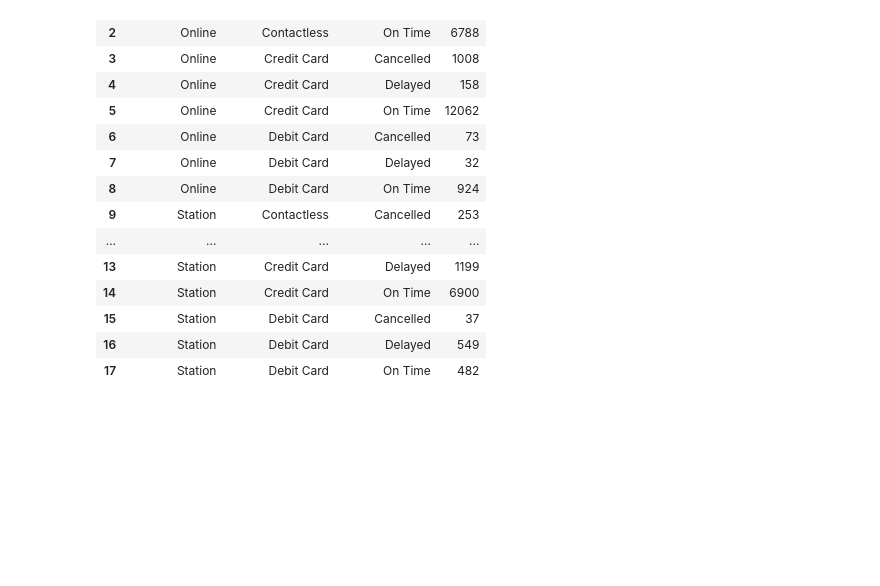
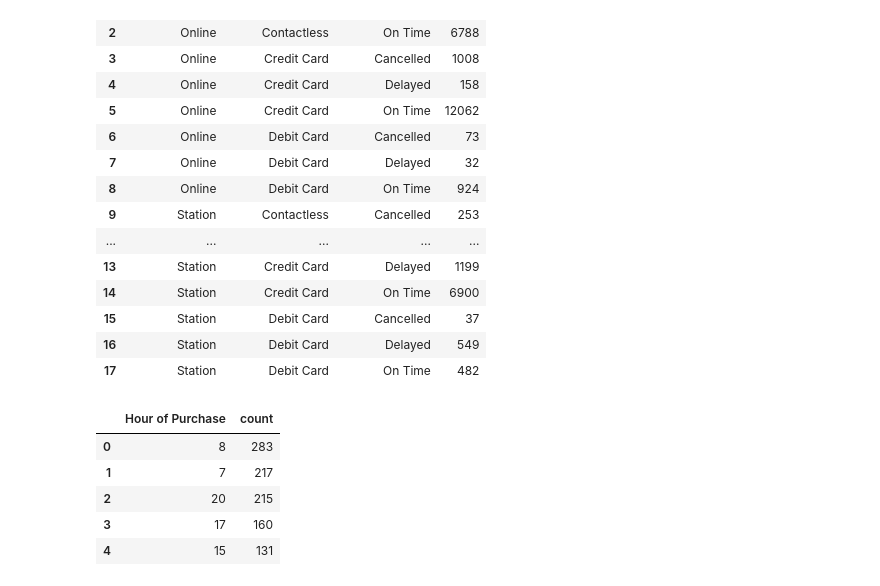
Before and after one commit to Kishores2801/Project-UK-Railways, a Jupyter notebook: Analysis & Prediction/Data Transformation & Analysis.ipynb, the cells around one changed output. Saved outputs shown, nothing was run; the diff lists cells and outputs as text; code cells hidden in the pictures; blank space fills up the shorter version.

```diff
--- a/Data Transformation & Analysis.ipynb
+++ b/Analysis & Prediction/Data Transformation & Analysis.ipynb
@@ -278,7 +281,7 @@ plt.show()
 # %% [output]
 [figure]
 # %%
-stations =  pd.read_csv("Data/uk-train-stations.csv")
+stations =  pd.read_csv("D:/My Learning/My Projects/Project UK Railways/Data/uk-train-stations.csv")
 stations.head()
 # %% [output]
 |  | 3alpha | station_name | latitude | longitude |
@@ -564,2 +567,14 @@ fig = px.sunburst(sb, path=["Hour", "Journey Status"], values="count", color="Jo
 fig.show()
+# %%
+bar5= Combined_df[Combined_df["Journey Status"]=="Cancelled"]["Hour of Purchase"].value_counts().reset_index()
+px.bar(bar5, x="count", y="Hour of Purchase", orientation='h')
+# %%
+bar5.head()
+# %% [output]
+|  | Hour of Purchase | count |
+| 0 | 8 | 283 |
+| 1 | 7 | 217 |
+| 2 | 20 | 215 |
+| 3 | 17 | 160 |
+| 4 | 15 | 131 |
 # %%
```
Also changed, not shown: parts of 10 cells of this notebook, 6 other files.
